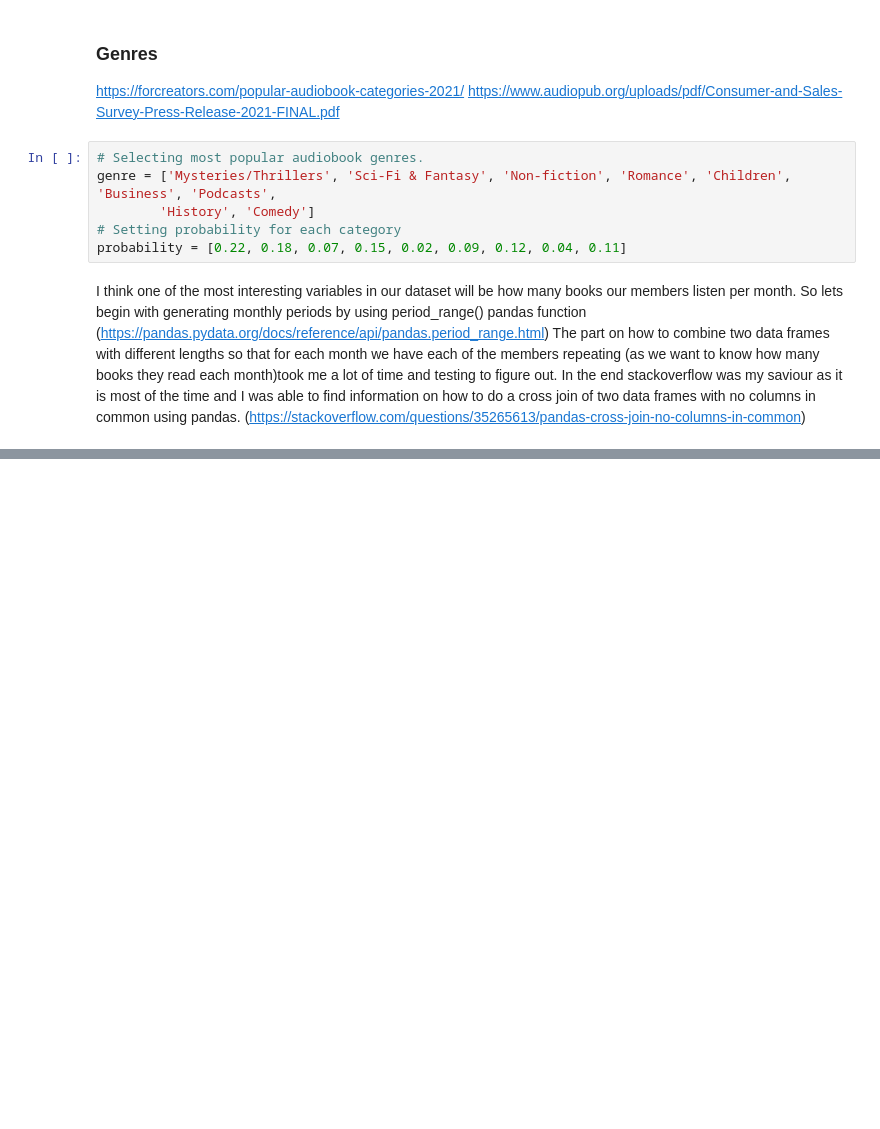
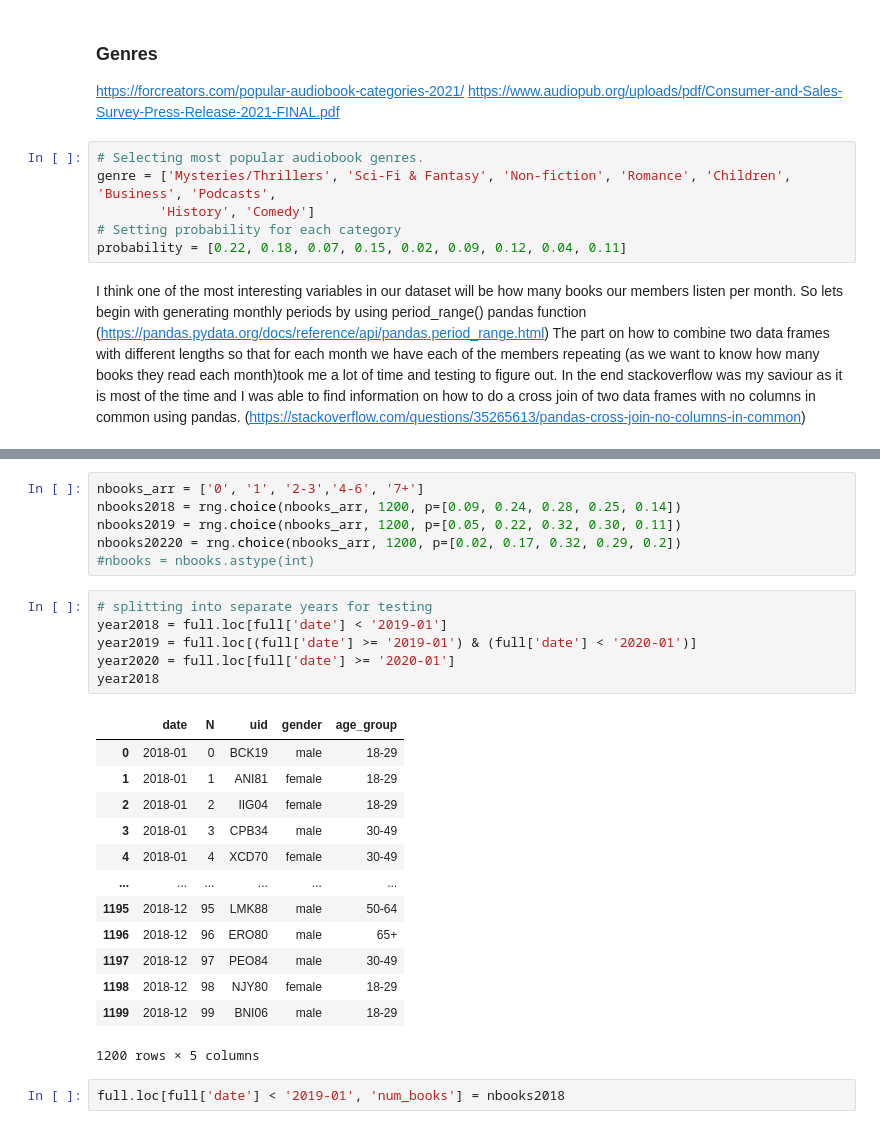
Before and after one commit to angelinka/programming_for_DA_project, a Jupyter notebook: audiobooks.ipynb, the cells around one changed output, grey strips where cells are left out. Saved outputs shown, nothing was run; the diff lists cells and outputs as text; blank space fills up the shorter version.

```diff
--- a/audiobooks.ipynb
+++ b/audiobooks.ipynb
@@ -239,0 +245,28 @@ Acoording to https://www.greatworklife.com/how-to-listen-to-audiobooks-statistic
+# %%
+nbooks_arr = ['0', '1', '2-3','4-6', '7+']
+nbooks2018 = rng.choice(nbooks_arr, 1200, p=[0.09, 0.24, 0.28, 0.25, 0.14])
+nbooks2019 = rng.choice(nbooks_arr, 1200, p=[0.05, 0.22, 0.32, 0.30, 0.11])
+nbooks20220 = rng.choice(nbooks_arr, 1200, p=[0.02, 0.17, 0.32, 0.29, 0.2])
+#nbooks = nbooks.astype(int)
+# %%
+# splitting into separate years for testing
+year2018 = full.loc[full['date'] < '2019-01']
+year2019 = full.loc[(full['date'] >= '2019-01') & (full['date'] < '2020-01')]
+year2020 = full.loc[full['date'] >= '2020-01']
+year2018
+# %% [output]
+|  | date | N | uid | gender | age_group |
+| 0 | 2018-01 | 0 | BCK19 | male | 18-29 |
+| 1 | 2018-01 | 1 | ANI81 | female | 18-29 |
+| 2 | 2018-01 | 2 | IIG04 | female | 18-29 |
+| 3 | 2018-01 | 3 | CPB34 | male | 30-49 |
+| 4 | 2018-01 | 4 | XCD70 | female | 30-49 |
+| ... | ... | ... | ... | ... | ... |
+| 1195 | 2018-12 | 95 | LMK88 | male | 50-64 |
+| 1196 | 2018-12 | 96 | ERO80 | male | 65+ |
+| 1197 | 2018-12 | 97 | PEO84 | male | 30-49 |
+| 1198 | 2018-12 | 98 | NJY80 | female | 18-29 |
+| 1199 | 2018-12 | 99 | BNI06 | male | 18-29 |
+1200 rows × 5 columns
+# %%
+full.loc[full['date'] < '2019-01', 'num_books'] = nbooks2018
```
Also changed, not shown: parts of 10 cells of this notebook, 1 other file.
